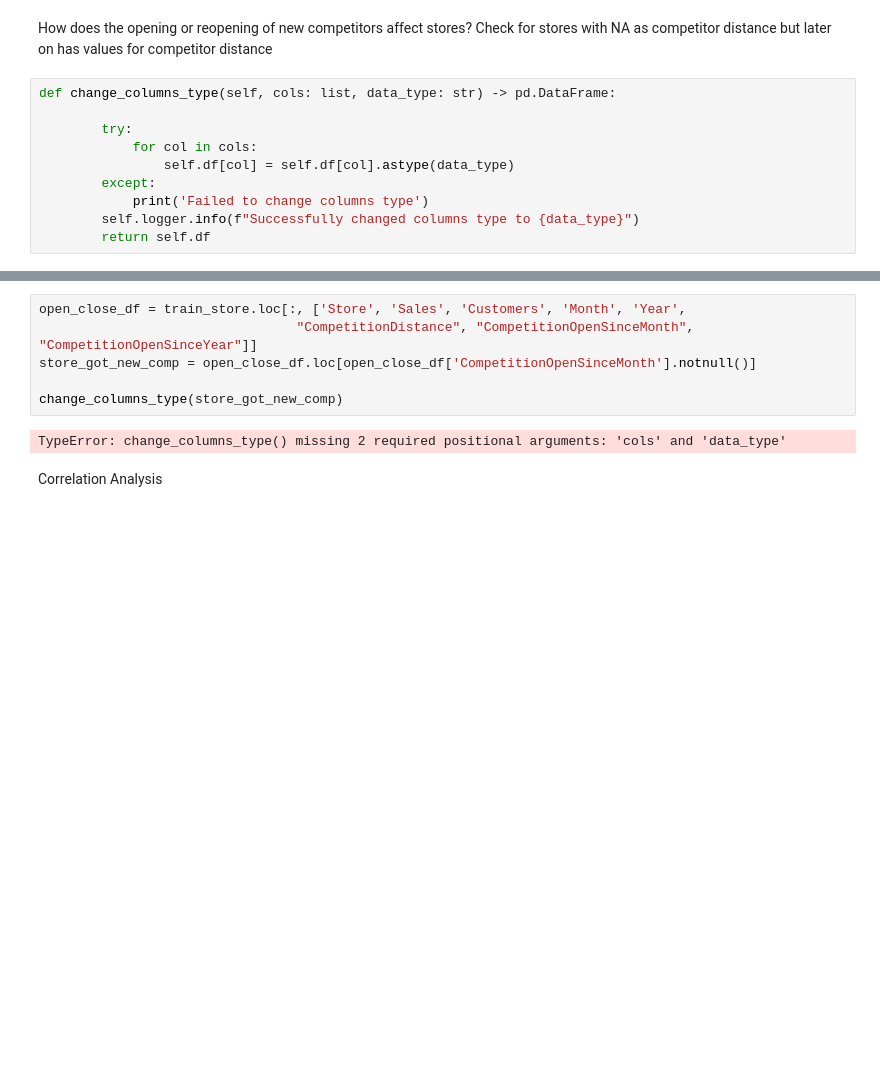
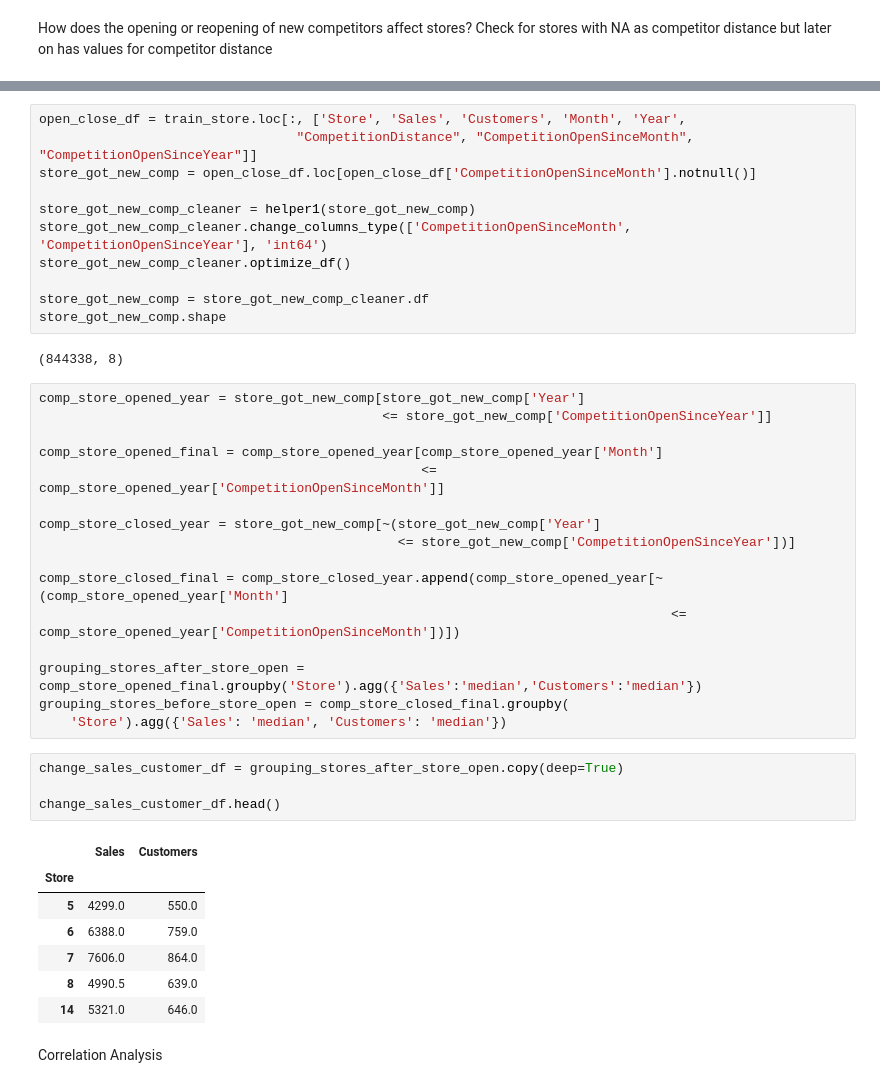
Before and after one commit to michaelgetachew-abebe/Pharmaceutical-Sales-Prediction_Rossmann, a Jupyter notebook: notebooks/explratory_data_analysis.ipynb, the cells around one changed output, grey strips where cells are left out. Cells and saved outputs as stored; diff of their text form; blank space fills up the shorter version.

Commit message:
Feat(add): working on sales befor and after openining

```diff
--- a/notebooks/explratory_data_analysis.ipynb
+++ b/notebooks/explratory_data_analysis.ipynb
@@ -650,14 +650,4 @@ g.fig.set_size_inches(15,15)
 [figure]
 # %% [markdown]
 How does the opening or reopening of new competitors affect stores? Check for stores with NA as competitor distance but later on has values for competitor distance
-# %%
-def change_columns_type(self, cols: list, data_type: str) -> pd.DataFrame:
-
-        try:
-            for col in cols:
-                self.df[col] = self.df[col].astype(data_type)
-        except:
-            print('Failed to change columns type')
-        self.logger.info(f"Successfully changed columns type to {data_type}")
-        return self.df
 # %%
@@ -686,9 +694,42 @@ open_close_df = train_store.loc[:, ['Store', 'Sales', 'Customers', 'Month', 'Yea
                                  "CompetitionDistance", "CompetitionOpenSinceMonth", "CompetitionOpenSinceYear"]]
 store_got_new_comp = open_close_df.loc[open_close_df['CompetitionOpenSinceMonth'].notnull()]
 
-change_columns_type(store_got_new_comp)
+store_got_new_comp_cleaner = helper1(store_got_new_comp)
+store_got_new_comp_cleaner.change_columns_type(['CompetitionOpenSinceMonth', 'CompetitionOpenSinceYear'], 'int64')
+store_got_new_comp_cleaner.optimize_df()
+
+store_got_new_comp = store_got_new_comp_cleaner.df
+store_got_new_comp.shape
 # %% [output]
-TypeError: change_columns_type() missing 2 required positional arguments: 'cols' and 'data_type'
+(844338, 8)
+# %%
+comp_store_opened_year = store_got_new_comp[store_got_new_comp['Year']
+                                            <= store_got_new_comp['CompetitionOpenSinceYear']]
+
+comp_store_opened_final = comp_store_opened_year[comp_store_opened_year['Month']
+                                                 <= comp_store_opened_year['CompetitionOpenSinceMonth']]
+
+comp_store_closed_year = store_got_new_comp[~(store_got_new_comp['Year']
+                                              <= store_got_new_comp['CompetitionOpenSinceYear'])]
+
+comp_store_closed_final = comp_store_closed_year.append(comp_store_opened_year[~(comp_store_opened_year['Month']
+                                                                                 <= comp_store_opened_year['CompetitionOpenSinceMonth'])])
+
+grouping_stores_after_store_open = comp_store_opened_final.groupby('Store').agg({'Sales':'median','Customers':'median'})
+grouping_stores_before_store_open = comp_store_closed_final.groupby(
+    'Store').agg({'Sales': 'median', 'Customers': 'median'})
+# %%
+change_sales_customer_df = grouping_stores_after_store_open.copy(deep=True)
+
+change_sales_customer_df.head()
+# %% [output]
+|  | Sales | Customers |
+| Store |  |  |
+| 5 | 4299.0 | 550.0 |
+| 6 | 6388.0 | 759.0 |
+| 7 | 7606.0 | 864.0 |
+| 8 | 4990.5 | 639.0 |
+| 14 | 5321.0 | 646.0 |
 # %% [markdown]
 Correlation Analysis
 # %%
```
Also changed, not shown: parts of 1 cell of this notebook.
